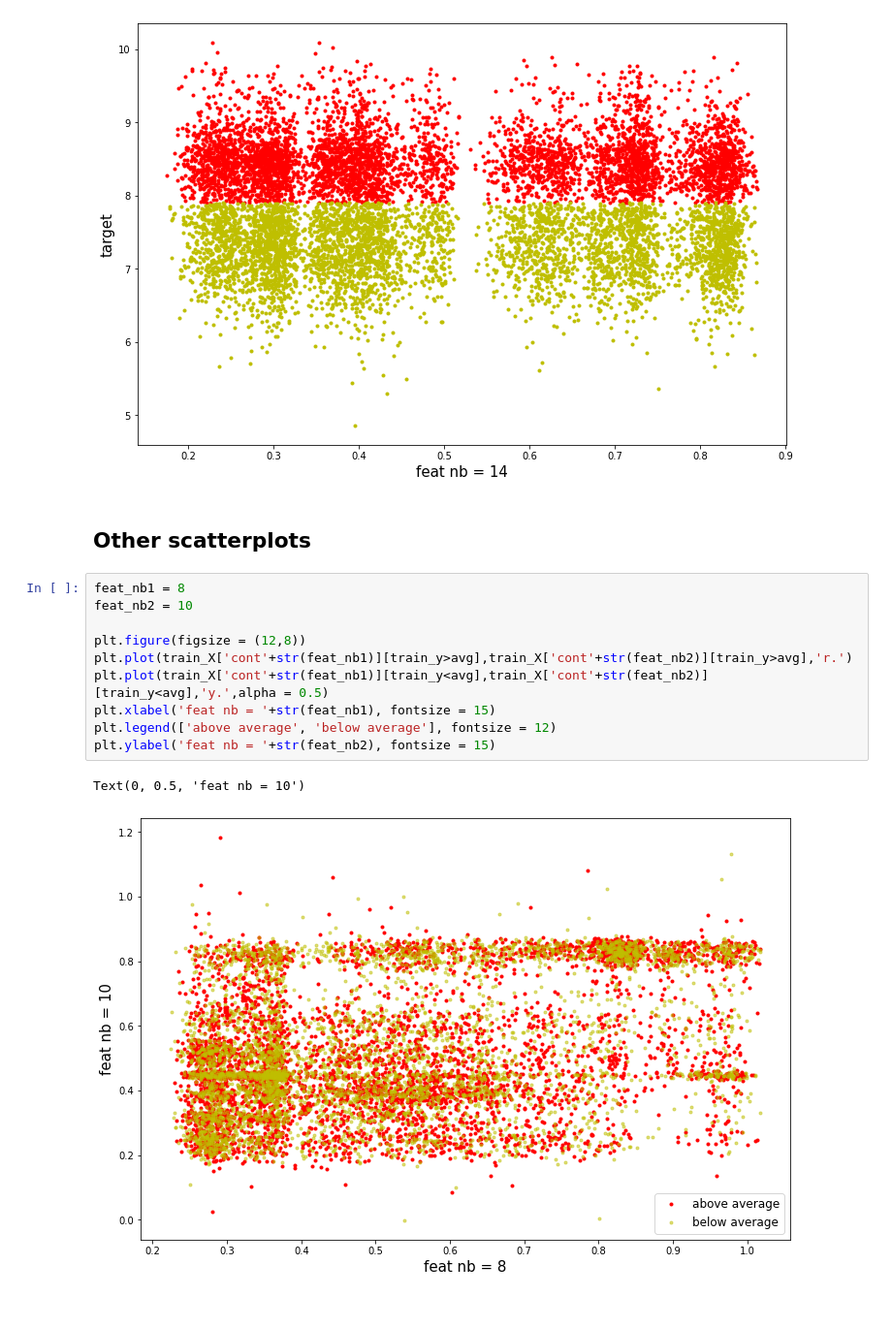
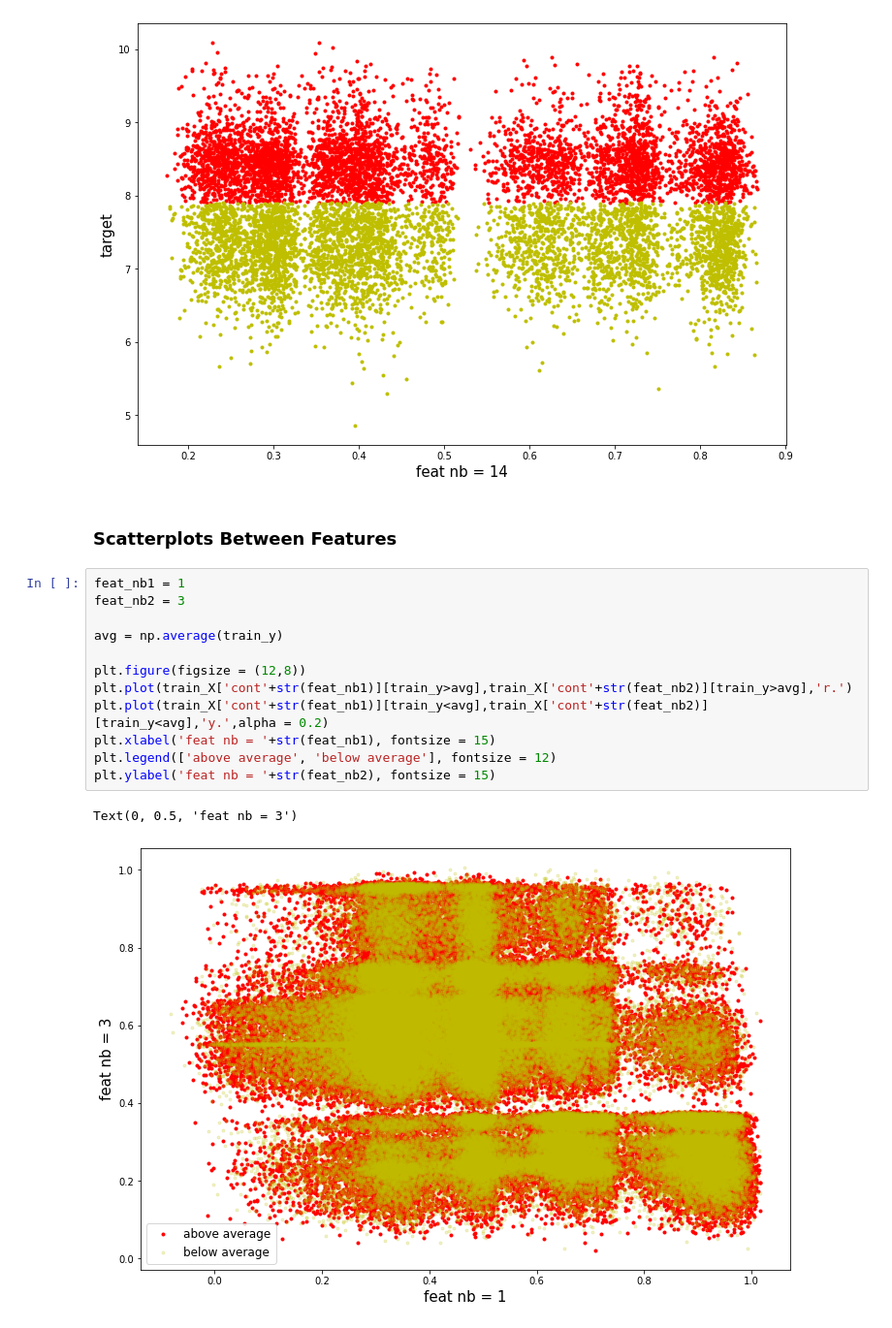
Before and after one commit to OthmanElHammouchi/kaggle, a Jupyter notebook: probing.ipynb, the cells around one changed output. Shown at 97% size. Saved outputs shown, nothing was run; the diff lists cells and outputs as text.

```diff
--- a/probing.ipynb
+++ b/probing.ipynb
@@ -107,18 +113,20 @@ for feat_nb in feat_nbs:
 [figure]
 [figure]
 [figure]
-# %% [markdown]
-## Other scatterplots
+# %% [markdown]
+### Scatterplots Between Features
 # %%
-feat_nb1 = 8
-feat_nb2 = 10
+feat_nb1 = 1
+feat_nb2 = 3
+
+avg = np.average(train_y)
 
 plt.figure(figsize = (12,8))
 plt.plot(train_X['cont'+str(feat_nb1)][train_y>avg],train_X['cont'+str(feat_nb2)][train_y>avg],'r.')
-plt.plot(train_X['cont'+str(feat_nb1)][train_y<avg],train_X['cont'+str(feat_nb2)][train_y<avg],'y.',alpha = 0.5)
+plt.plot(train_X['cont'+str(feat_nb1)][train_y<avg],train_X['cont'+str(feat_nb2)][train_y<avg],'y.',alpha = 0.2)
 plt.xlabel('feat nb = '+str(feat_nb1), fontsize = 15)
 plt.legend(['above average', 'below average'], fontsize = 12)
 plt.ylabel('feat nb = '+str(feat_nb2), fontsize = 15)
 # %% [output]
-Text(0, 0.5, 'feat nb = 10')
+Text(0, 0.5, 'feat nb = 3')
-[figure, old version]
+[figure, new version]
```
Also changed, not shown: parts of 10 cells of this notebook.
